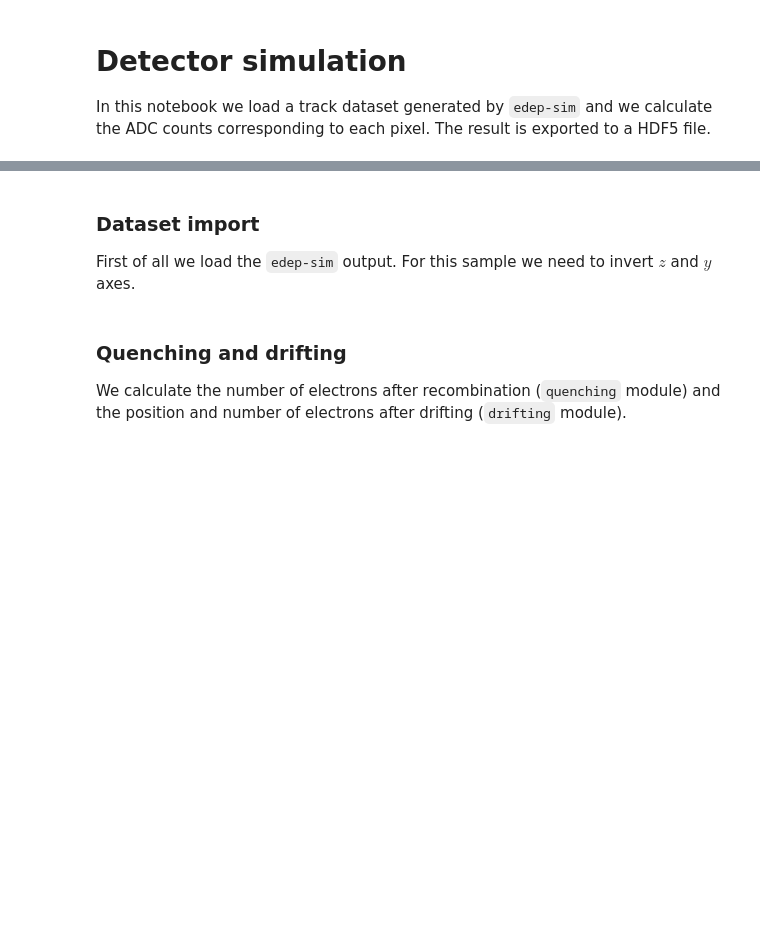
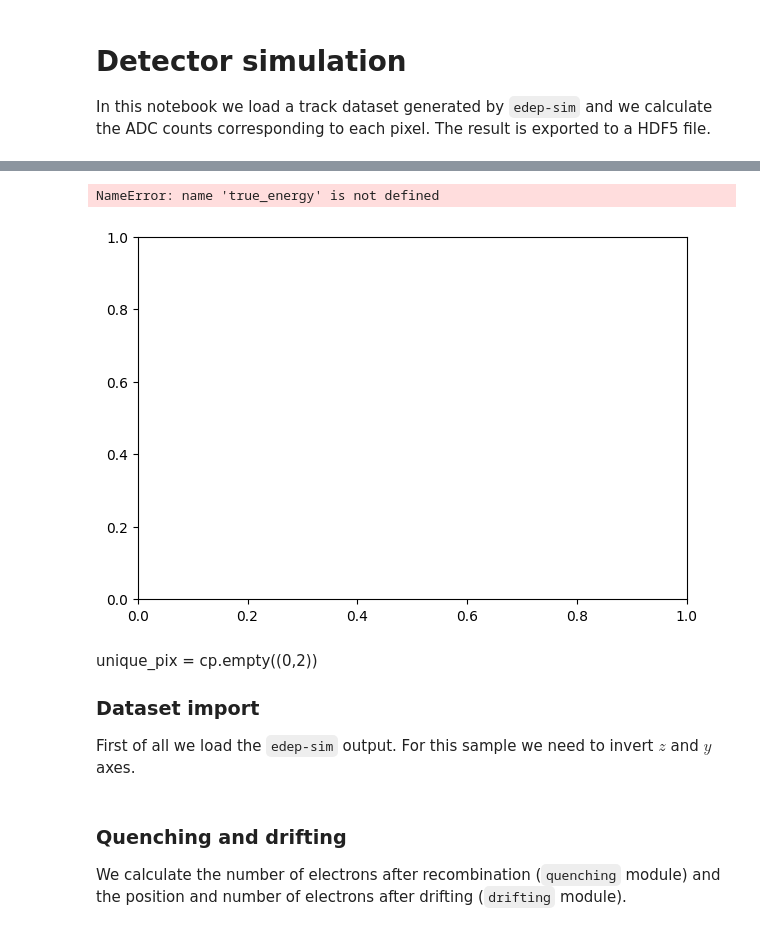
Before and after one commit to DUNE/larnd-sim, a Jupyter notebook: examples/Pixel induced current.ipynb, the cells around one changed output, grey strips where cells are left out. Drawn from its saved outputs; the diff is of its cells as text; code cells hidden in the pictures; blank space fills up the shorter version.

```diff
--- a/examples/Pixel induced current.ipynb
+++ b/examples/Pixel induced current.ipynb
@@ -23,7 +23,11 @@ import h5py
 from numba import cuda
 from numba.cuda.random import create_xoroshiro128p_states
 
-from tqdm import tqdm
+import matplotlib as mpl
+mpl.rcParams['figure.dpi'] = 100
+
+
+from tqdm.notebook import tqdm
 # %%
 from larndsim import consts
 
@@ -32,0 +42,2 @@ from larndsim import quenching, drifting, detsim, pixels_from_track, fee
+# %%
+a = h5py.File("../../edepsim_hdf_09/edep.202.h5")
@@ -33,3 +120,41 @@ from larndsim import quenching, drifting, detsim, pixels_from_track, fee
+# %%
+true_energy = defaultdict(lambda: 0)
+
+for segment in tqdm(a['segments'][:100000]):
+    if segment['eventID'] in tot_charge.keys():
+#         print(segment['dE'])
+        true_energy[segment['eventID']] += segment['dE']
+# %%
+fig,ax=plt.subplots(1,1,constrained_layout=True)
+import scipy.stats
+from scipy.optimize import curve_fit
+
+def lin_fit(x,m):
+    return m*x
+
+x = list(true_energy.values())
+y =  list(tot_charge.values())
+
+_=ax.hist2d(x,y,range=((0,300),(0,15000)),bins=50,norm=colors.LogNorm())
+mean_result = scipy.stats.binned_statistic(x, y, bins=15, range=(10,300), statistic='mean')
+mean = mean_result.statistic
+bin_edges = mean_result.bin_edges
+bin_centers = (bin_edges[:-1] + bin_edges[1:])/2.
+popt, pcov = curve_fit(lin_fit, bin_centers, mean)
+x=np.linspace(0,1000,100)
+ax.plot(x, lin_fit(x, *popt), lw=2, c='r', label=r'Fit: %.2f $10^3$e$^-$/MeV' % popt[0])
+ax.plot(x, 42.37*x, ls='--', c='r', lw=2, label=r'1\W$_{\mathrm{LAr}}$: 42.37 $10^3$e$^-$/MeV')
+ax.errorbar(x=bin_centers, y=mean,fmt='ro')
+ax.set_xlabel("Deposited energy [MeV]")
+ax.set_ylabel("Charge [10$^3$ e$^-$]")
+ax.legend()
+#_=ax.hist(np.array(list(true_energy.values())),bins=200,range=(0,500))
+#_=ax.hist(np.array(list(tot_charge.values())),bins=200,range=(0,5000))
+# %% [output]
+NameError: name 'true_energy' is not defined
+[figure, added]
 # %% [markdown]
+unique_pix = cp.empty((0,2))
+
 ### Dataset import
 First of all we load the `edep-sim` output. For this sample we need to invert $z$ and $y$ axes.
```
Also changed, not shown: parts of 31 cells of this notebook, 5 other files.
